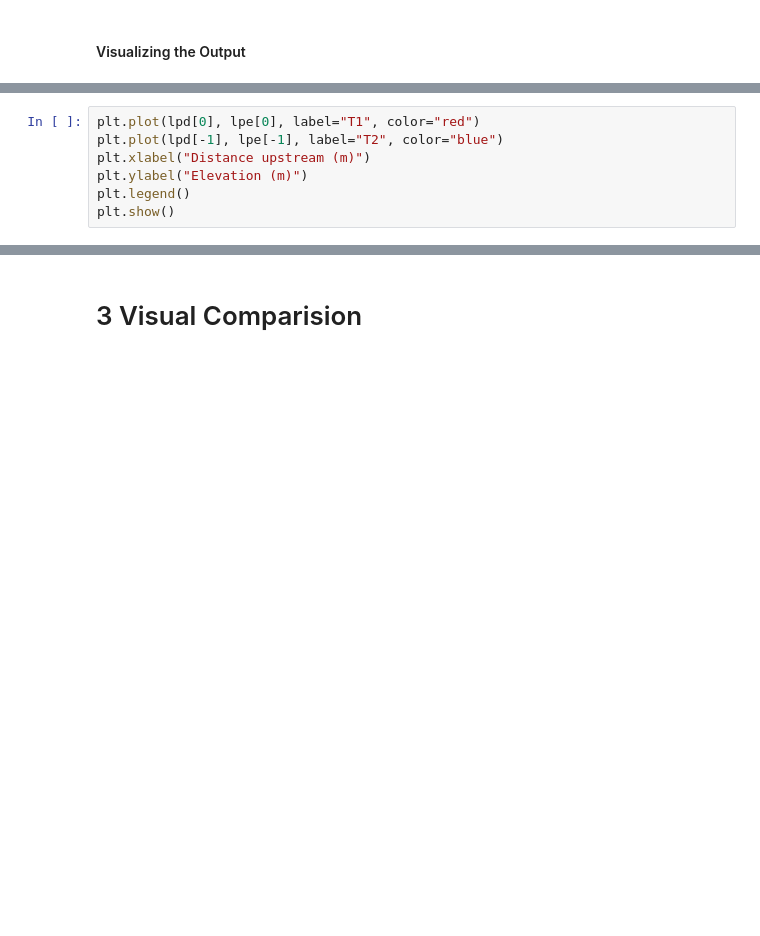
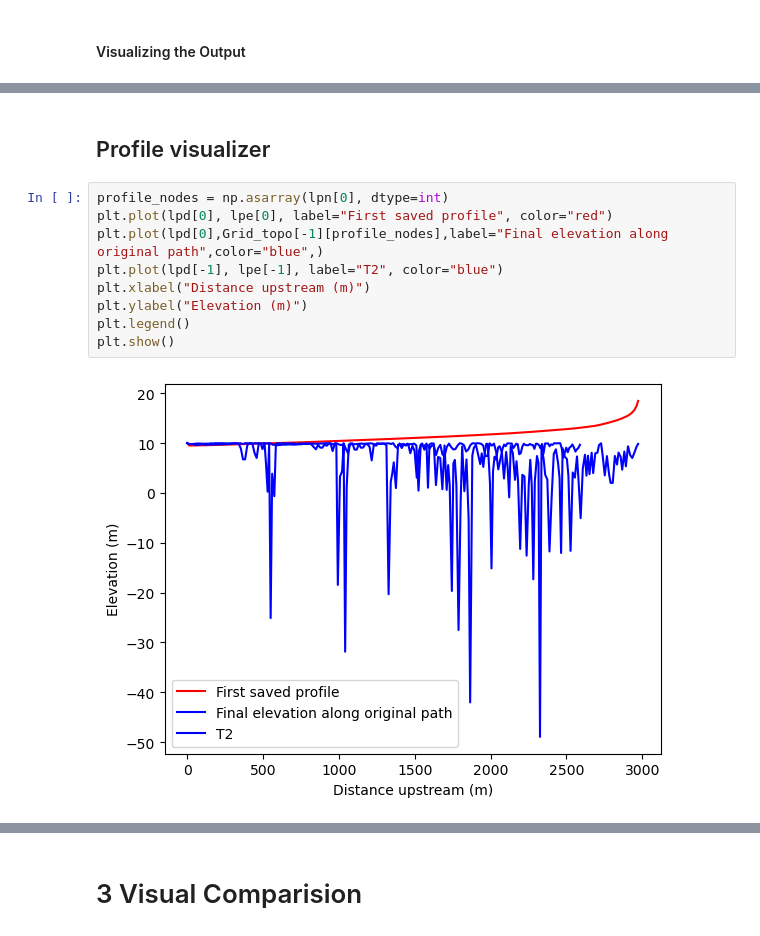
Before and after one commit to csdms-espin/ESPIn_2026_sed_flow, a Jupyter notebook: Sediment_Flow.ipynb, the cells around one changed output, grey strips where cells are left out. Saved outputs shown, nothing was run; the diff lists cells and outputs as text; blank space fills up the shorter version.

```diff
--- a/Sediment_Flow.ipynb
+++ b/Sediment_Flow.ipynb
@@ -548,7 +687,13 @@ plt.show()
+# %% [markdown]
+## Profile visualizer
 # %%
-plt.plot(lpd[0], lpe[0], label="T1", color="red")
+profile_nodes = np.asarray(lpn[0], dtype=int)
+plt.plot(lpd[0], lpe[0], label="First saved profile", color="red")
+plt.plot(lpd[0],Grid_topo[-1][profile_nodes],label="Final elevation along original path",color="blue",)
 plt.plot(lpd[-1], lpe[-1], label="T2", color="blue")
 plt.xlabel("Distance upstream (m)")
 plt.ylabel("Elevation (m)")
 plt.legend()
 plt.show()
+# %% [output]
+[figure, added]
```
Also changed, not shown: parts of 45 cells of this notebook, 31 other files.
